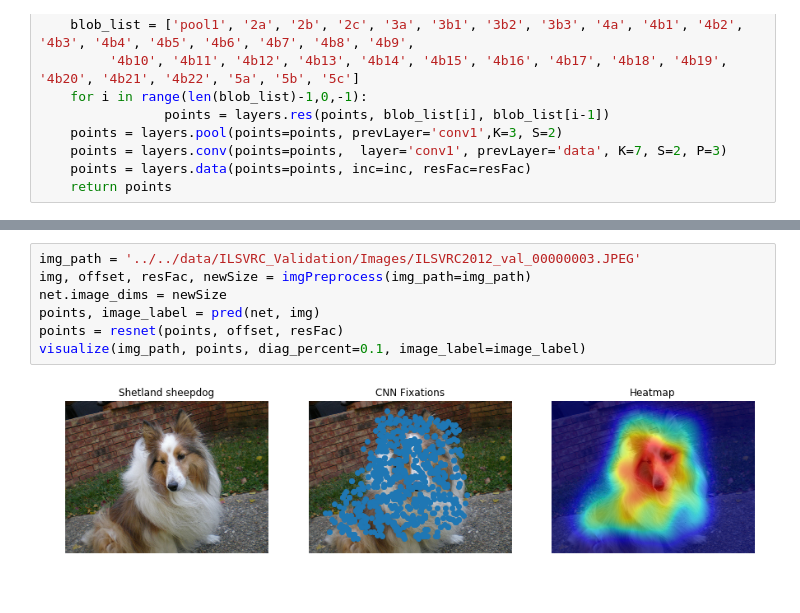
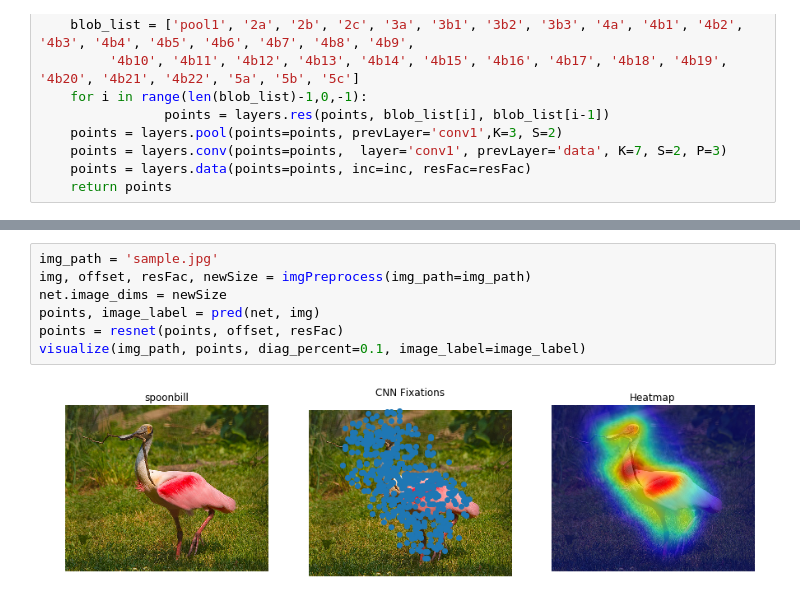
Before and after one commit to val-iisc/cnn-fixations, a Jupyter notebook: demo/demo_res101.ipynb, the cells around one changed output, grey strips where cells are left out. Cells and saved outputs as stored; diff of their text form.

Commit message:
Added samples

```diff
--- a/demo/demo_res101.ipynb
+++ b/demo/demo_res101.ipynb
@@ -146,9 +33,9 @@ def heatmap(img, pts, sigma=20):
 # %%
-img_path = '../../data/ILSVRC_Validation/Images/ILSVRC2012_val_00000003.JPEG'
+img_path = 'sample.jpg'
 img, offset, resFac, newSize = imgPreprocess(img_path=img_path)
 net.image_dims = newSize
 points, image_label = pred(net, img)
 points = resnet(points, offset, resFac)
 visualize(img_path, points, diag_percent=0.1, image_label=image_label)
 # %% [output]
-[figure, old version]
+[figure, new version]
```
Also changed, not shown: parts of 1 cell of this notebook, 7 other files.
